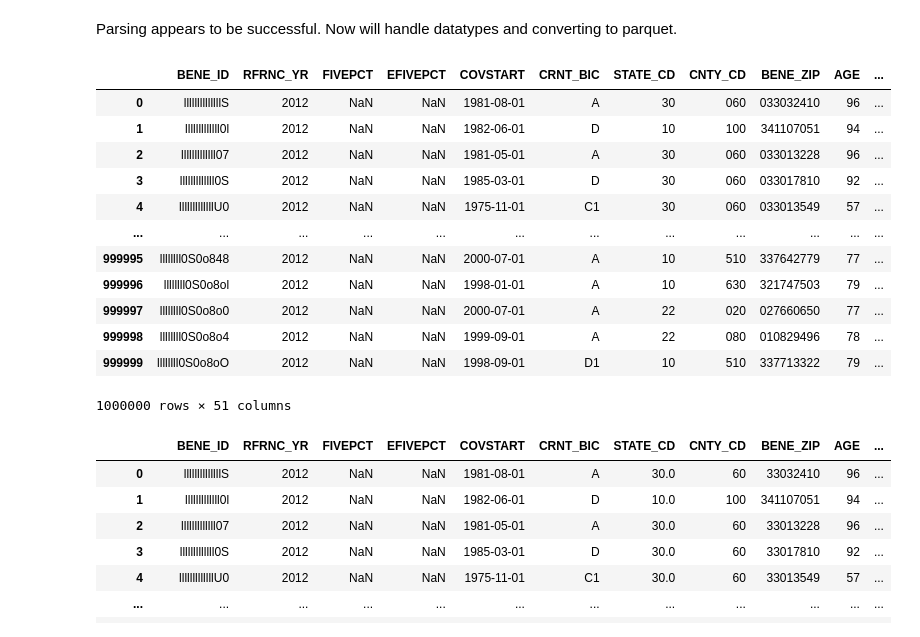
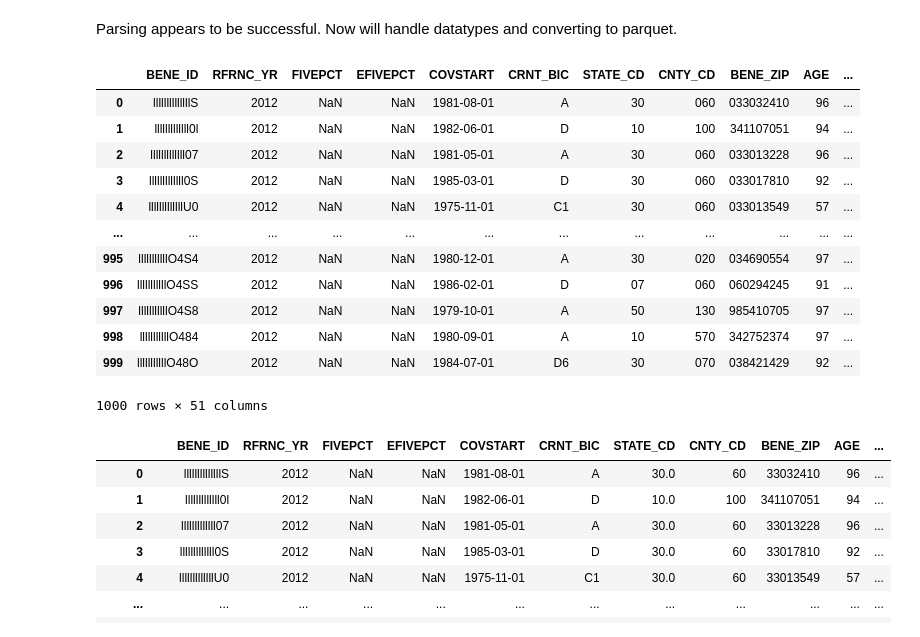
Before and after one commit to NSAPH-Data-Processing/parsing-cms, a Jupyter notebook: notes/SN_fts2parquet.ipynb, the cells around one changed output. Cells and saved outputs as stored; diff of their text form; code cells hidden in the pictures.

```diff
--- a/notes/SN_fts2parquet.ipynb
+++ b/notes/SN_fts2parquet.ipynb
@@ -162,10 +161,6 @@ pd.read_csv(out_path)
 # %% [markdown]
 Parsing appears to be successful. Now will handle datatypes and converting to parquet.
 # %%
-import pandas as pd
-import numpy as np
-import csv
-
 def change_dftypes(df, type_dict, verbose=False):
     """
     Converts column data types based on provided type mapping.
@@ -179,8 +174,6 @@ def change_dftypes(df, type_dict, verbose=False):
         pd.DataFrame: DataFrame with updated types.
     """
     for col in df.columns:
-        if col not in type_dict:
-            continue  # Skip columns not in type_dict
 
         dtype = type_dict[col]
 
@@ -218,15 +211,10 @@ def parse_dat_parq_csv(dat_file, data_dict, output_csv, parquet=False, max_rows=
     import pyarrow.parquet as pq
 
     keys = list(data_dict.keys())
-    if len(keys) < 6:
-        raise ValueError("data_dict does not contain enough keys to extract headers and column widths")
 
     headers = data_dict[keys[2]]  # Extract headers from the 3rd key
     column_widths = [int(width) for width in data_dict[keys[5]]]  # Extract column widths from the 6th key
     data_types = dict(zip(headers, data_dict[keys[3]]))  # Extract data types into a dictionary
-
-    if not headers or not column_widths:
-        raise ValueError("Missing required field information in data_dict")
 
     data = {header: [] for header in headers}  # Initialize storage
 
@@ -260,21 +248,21 @@ def parse_dat_parq_csv(dat_file, data_dict, output_csv, parquet=False, max_rows=
 
     return df
 # %%
-parse_dat_parq_csv(dat_path, data_dict, out_path, parquet=True, max_rows=1000000, verbose=False)
+parse_dat_parq_csv(dat_path, data_dict, out_path, parquet=False, max_rows=1000, verbose=False)
 # %% [output]
 |  | BENE_ID | RFRNC_YR | FIVEPCT | EFIVEPCT | COVSTART | CRNT_BIC | STATE_CD | CNTY_CD | BENE_ZIP | AGE | ... |
 | 0 | llllllllllllllS | 2012 | NaN | NaN | 1981-08-01 | A | 30 | 060 | 033032410 | 96 | ... |
 | 1 | lllllllllllll0l | 2012 | NaN | NaN | 1982-06-01 | D | 10 | 100 | 341107051 | 94 | ... |
 | 2 | lllllllllllll07 | 2012 | NaN | NaN | 1981-05-01 | A | 30 | 060 | 033013228 | 96 | ... |
 | 3 | lllllllllllll0S | 2012 | NaN | NaN | 1985-03-01 | D | 30 | 060 | 033017810 | 92 | ... |
 | 4 | lllllllllllllU0 | 2012 | NaN | NaN | 1975-11-01 | C1 | 30 | 060 | 033013549 | 57 | ... |
 | ... | ... | ... | ... | ... | ... | ... | ... | ... | ... | ... | ... |
-| 999995 | llllllll0S0o848 | 2012 | NaN | NaN | 2000-07-01 | A | 10 | 510 | 337642779 | 77 | ... |
-| 999996 | llllllll0S0o8ol | 2012 | NaN | NaN | 1998-01-01 | A | 10 | 630 | 321747503 | 79 | ... |
-| 999997 | llllllll0S0o8o0 | 2012 | NaN | NaN | 2000-07-01 | A | 22 | 020 | 027660650 | 77 | ... |
-| 999998 | llllllll0S0o8o4 | 2012 | NaN | NaN | 1999-09-01 | A | 22 | 080 | 010829496 | 78 | ... |
-| 999999 | llllllll0S0o8oO | 2012 | NaN | NaN | 1998-09-01 | D1 | 10 | 510 | 337713322 | 79 | ... |
+| 995 | lllllllllllO4S4 | 2012 | NaN | NaN | 1980-12-01 | A | 30 | 020 | 034690554 | 97 | ... |
+| 996 | lllllllllllO4SS | 2012 | NaN | NaN | 1986-02-01 | D | 07 | 060 | 060294245 | 91 | ... |
+| 997 | lllllllllllO4S8 | 2012 | NaN | NaN | 1979-10-01 | A | 50 | 130 | 985410705 | 97 | ... |
+| 998 | lllllllllllO484 | 2012 | NaN | NaN | 1980-09-01 | A | 10 | 570 | 342752374 | 97 | ... |
+| 999 | lllllllllllO48O | 2012 | NaN | NaN | 1984-07-01 | D6 | 30 | 070 | 038421429 | 92 | ... |
-1000000 rows × 51 columns
+1000 rows × 51 columns
 # %%
 table = pq.read_table("/n/dominici_nsaph_l3/Lab/data_processing/shreya_synthetic-cms/synthetic-cms/output/dat_test.parquet")
 csv_table = pd.read_csv("/n/dominici_nsaph_l3/Lab/data_processing/shreya_synthetic-cms/synthetic-cms/output/dat_test.csv")
```
Also changed, not shown: parts of 15 cells of this notebook.
